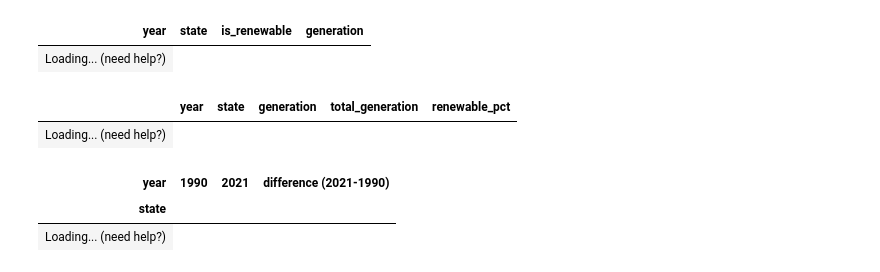
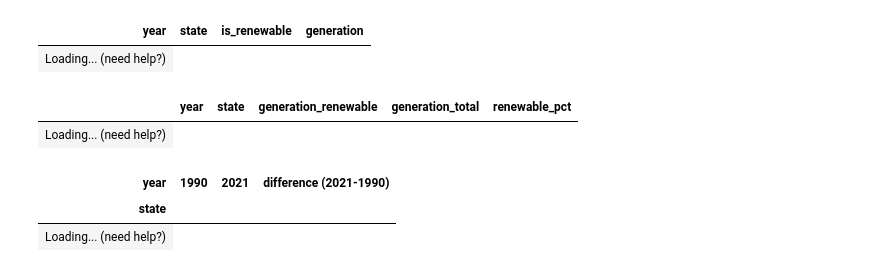
Before and after one commit to sven-soderborg/HonorsThesisCode, a Jupyter notebook: regression_exploration.ipynb, the cells around one changed output. Drawn from its saved outputs; the diff is of its cells as text; code cells hidden in the pictures.

```diff
--- a/regression_exploration.ipynb
+++ b/regression_exploration.ipynb
@@ -47,14 +47,13 @@ show(agg_data)
 # %%
 # Show normalized data (percentage of total energy being produced with renewables)\
 total_energy = agg_data.groupby(['year', 'state'])['generation'].sum().reset_index()
-total_energy.rename(columns={'generation': 'total_generation'}, inplace=True)
-normalized_data = agg_data[agg_data['is_renewable']].merge(total_energy, on=['year', 'state'], how='outer').fillna(0)
-normalized_data['renewable_pct'] = (normalized_data['generation'] / normalized_data['total_generation'])
+normalized_data = agg_data[agg_data['is_renewable']].merge(total_energy, on=['year', 'state'], how='outer', suffixes=['_renewable', '_total']).fillna(0)
+normalized_data['renewable_pct'] = (normalized_data['generation_renewable'] / normalized_data['generation_total'])
 normalized_data.drop(columns=['is_renewable'], inplace=True)
 
 show(normalized_data)
 # %% [output]
-|  | year | state | generation | total_generation | renewable_pct |
+|  | year | state | generation_renewable | generation_total | renewable_pct |
 | Loading... (need help?) |
 # %%
 # Find diff between 2021 and 1990 levels of renewable energy percentage
```
Also changed, not shown: parts of 8 cells of this notebook, 1 other file.
